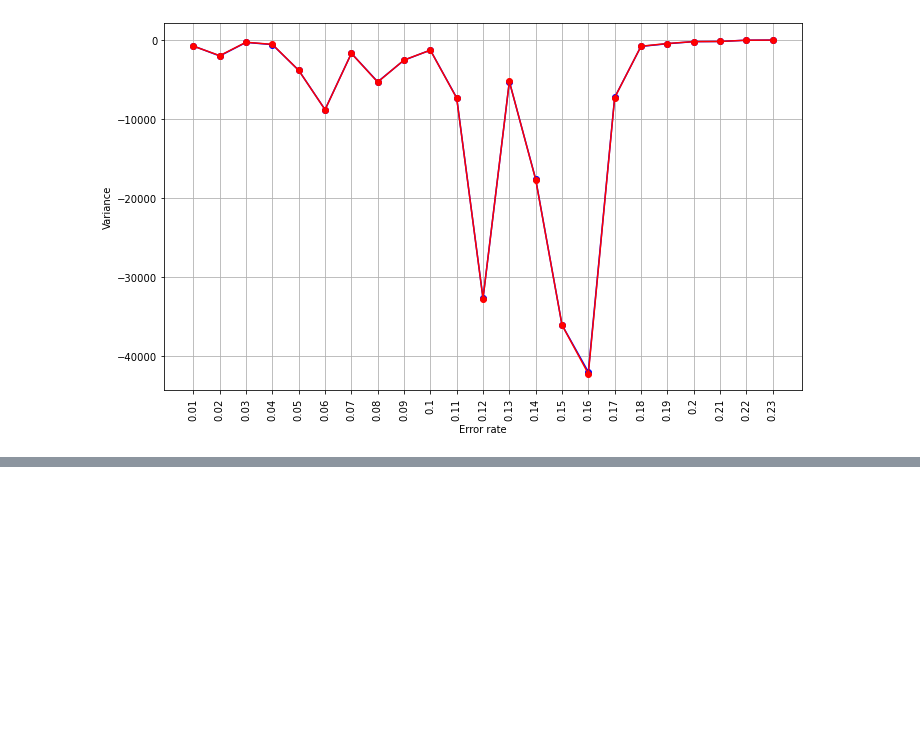
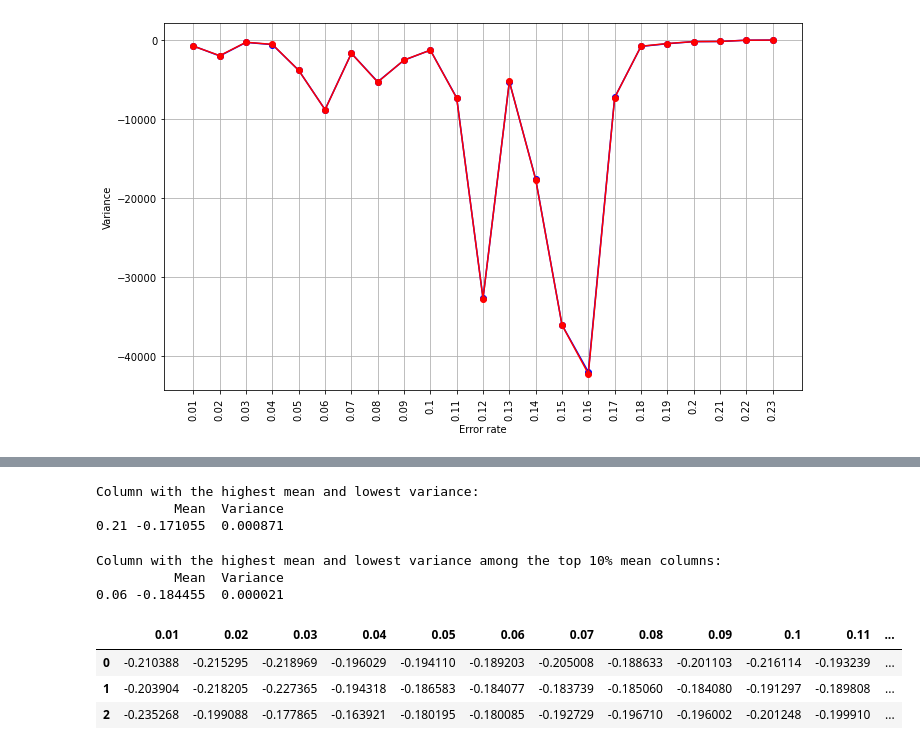
Before and after one commit to cbg-ethz/mt-SCITE, a Jupyter notebook: Notebooks/mean_variance_ratios.ipynb, the cells around one changed output, grey strips where cells are left out. Saved outputs shown, nothing was run; the diff lists cells and outputs as text; code cells hidden in the pictures; blank space fills up the shorter version.

```diff
--- a/Notebooks/mean_variance_ratios.ipynb
+++ b/Notebooks/mean_variance_ratios.ipynb
@@ -106,0 +198,66 @@ plt.show()
+# %%
+# Calculate mean and variance for each column
+mean_values = scores.mean()
+variance_values = scores.var()
+
+# Create a DataFrame to hold mean and variance information
+mean_var_df = pd.DataFrame({'Mean': mean_values, 'Variance': variance_values})
+#print(mean_var_df)
+
+# Sort the DataFrame by Mean in descending order
+mean_var_df_sorted = mean_var_df.sort_values(by='Mean', ascending=False)
+
+# Find the highest mean value
+highest_mean = mean_var_df_sorted['Mean'].max()
+
+# Filter the DataFrame to select columns with the highest mean
+highest_mean_columns = mean_var_df_sorted[mean_var_df_sorted['Mean'] == highest_mean]
+#print(highest_mean_columns)
+
+# Find the column with the lowest variance among the highest mean columns
+best_column = highest_mean_columns[highest_mean_columns['Variance'] == highest_mean_columns['Variance'].min()]
+
+# Print the best column
+if not best_column.empty:
+    print("Column with the highest mean and lowest variance:")
+    print(best_column)
+else:
+    print("No column found with the highest mean and lowest variance.")
+# %% [output]
+Column with the highest mean and lowest variance:
+          Mean  Variance
+0.21 -0.171055  0.000871
+# %%
+# Calculate mean and variance for each column
+mean_values = scores.mean()
+variance_values = scores.var()
+
+# Create a DataFrame to hold mean and variance information
+mean_var_df = pd.DataFrame({'Mean': mean_values, 'Variance': variance_values})
+
+# Calculate the threshold for the top 10% of means
+top_10_percent_threshold = mean_var_df['Mean'].quantile(0.9)
+
+# Filter the DataFrame to select columns with means in the top 10%
+top_10_percent_columns = mean_var_df[mean_var_df['Mean'] >= top_10_percent_threshold]
+
+# Find the column with the lowest variance among the top 10% mean columns
+best_column = top_10_percent_columns[top_10_percent_columns['Variance'] == top_10_percent_columns['Variance'].min()]
+
+# Print the best column
+if not best_column.empty:
+    print("Column with the highest mean and lowest variance among the top 10% mean columns:")
+    print(best_column)
+else:
+    print("No column found with the highest mean and lowest variance among the top 10% mean columns.")
+# %% [output]
+Column with the highest mean and lowest variance among the top 10% mean columns:
+          Mean  Variance
+0.06 -0.184455  0.000021
+# %%
+scores
+# %% [output]
+|  | 0.01 | 0.02 | 0.03 | 0.04 | 0.05 | 0.06 | 0.07 | 0.08 | 0.09 | 0.1 | 0.11 | ... |
+| 0 | -0.210388 | -0.215295 | -0.218969 | -0.196029 | -0.194110 | -0.189203 | -0.205008 | -0.188633 | -0.201103 | -0.216114 | -0.193239 | ... |
+| 1 | -0.203904 | -0.218205 | -0.227365 | -0.194318 | -0.186583 | -0.184077 | -0.183739 | -0.185060 | -0.184080 | -0.191297 | -0.189808 | ... |
+| 2 | -0.235268 | -0.199088 | -0.177865 | -0.163921 | -0.180195 | -0.180085 | -0.192729 | -0.196710 | -0.196002 | -0.201248 | -0.199910 | ... |
```
Also changed, not shown: parts of 5 cells of this notebook, 6 other files.
